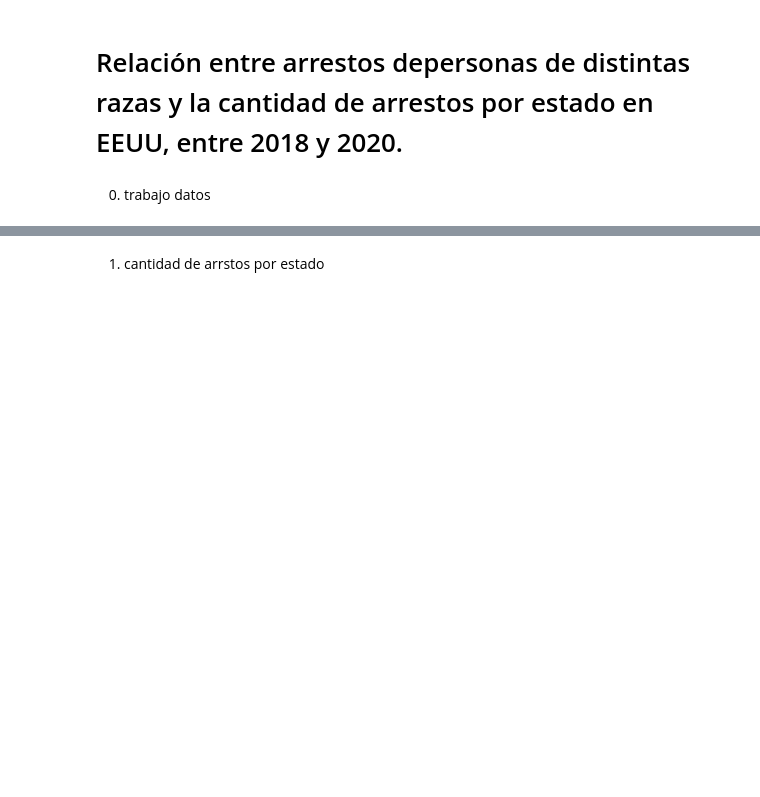
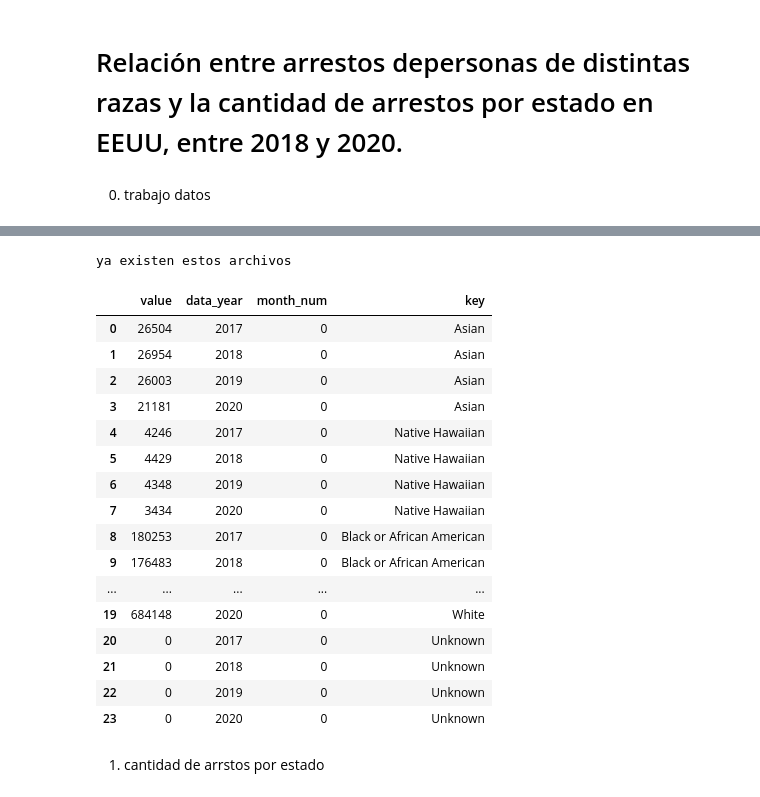
Before and after one commit to daJCP/Proyecto_Ciencia_Datos, a Jupyter notebook: Proyecto/notebook.ipynb, the cells around one changed output, grey strips where cells are left out. Drawn from its saved outputs; the diff is of its cells as text; code cells hidden in the pictures; blank space fills up the shorter version.

Commit message:
limpieza de datos

```diff
--- a/Proyecto/notebook.ipynb
+++ b/Proyecto/notebook.ipynb
@@ -52,2 +109,46 @@ tabla_55a_2018.head()
+# %%
+# iterar en cada estado para estraer su dataframe de arrestos por raza del 2018 al 2020
+lista_anos = [2020,2019,2018,2017]
+
+try:
+    for estado in codigos_estados:
+        estado = estado[0]
+        os.makedirs(f'Data_fbi_arrestos_2017_2020/{estado}_datos_arrestos_raza')
+        dls = f"https://api.usa.gov/crime/fbi/sapi/api/arrest/states/{estado}/all/race/2017/2020?API_KEY={key}"
+        resp = requests.get(dls)
+        with open(f'Data_fbi_arrestos_2017_2020/{estado}_datos_arrestos_raza/datos_{estado}.json', 'wb') as output:
+            output.write(resp.content)
+except FileExistsError:
+    print('ya existen estos archivos')
+# %% [output]
+ya existen estos archivos
+# %%
+df_estados_razas = dict()
+
+for estado in codigos_estados:
+    estado = estado[0]
+    with open(f'Data_fbi_arrestos_2017_2020\{estado}_datos_arrestos_raza\datos_{estado}.json', 'r') as file:
+        params = json.load(file)
+        df_estados_razas[estado] = pd.DataFrame.from_dict(params['data'])
+# %%
+df_estados_razas['CA']
+# %% [output]
+|  | value | data_year | month_num | key |
+| 0 | 26504 | 2017 | 0 | Asian |
+| 1 | 26954 | 2018 | 0 | Asian |
+| 2 | 26003 | 2019 | 0 | Asian |
+| 3 | 21181 | 2020 | 0 | Asian |
+| 4 | 4246 | 2017 | 0 | Native Hawaiian |
+| 5 | 4429 | 2018 | 0 | Native Hawaiian |
+| 6 | 4348 | 2019 | 0 | Native Hawaiian |
+| 7 | 3434 | 2020 | 0 | Native Hawaiian |
+| 8 | 180253 | 2017 | 0 | Black or African American |
+| 9 | 176483 | 2018 | 0 | Black or African American |
+| ... | ... | ... | ... | ... |
+| 19 | 684148 | 2020 | 0 | White |
+| 20 | 0 | 2017 | 0 | Unknown |
+| 21 | 0 | 2018 | 0 | Unknown |
+| 22 | 0 | 2019 | 0 | Unknown |
+| 23 | 0 | 2020 | 0 | Unknown |
 # %% [markdown]
 1. cantidad de arrstos por estado
```
Also changed, not shown: parts of 9 cells of this notebook, 50 other files.
